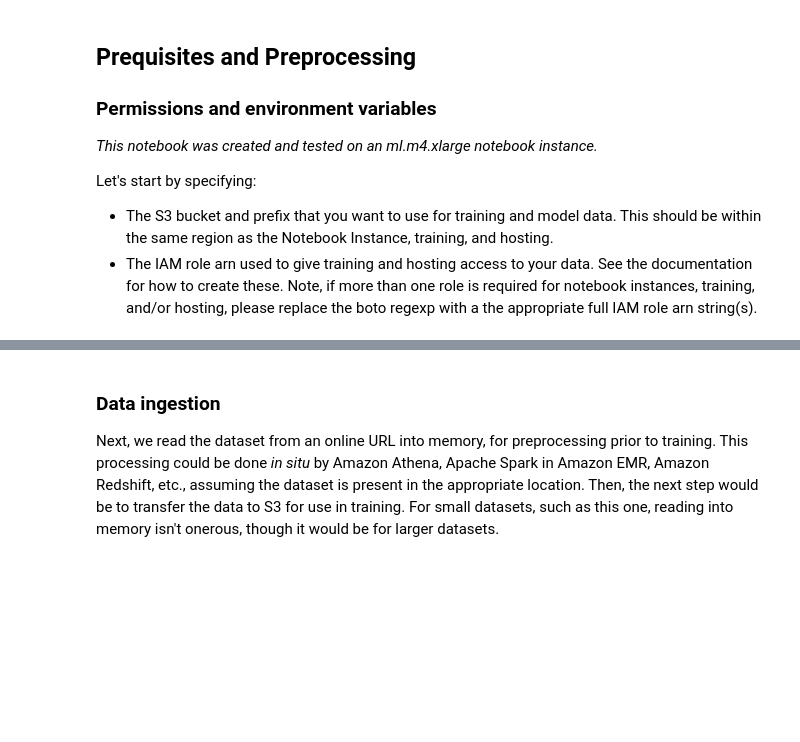
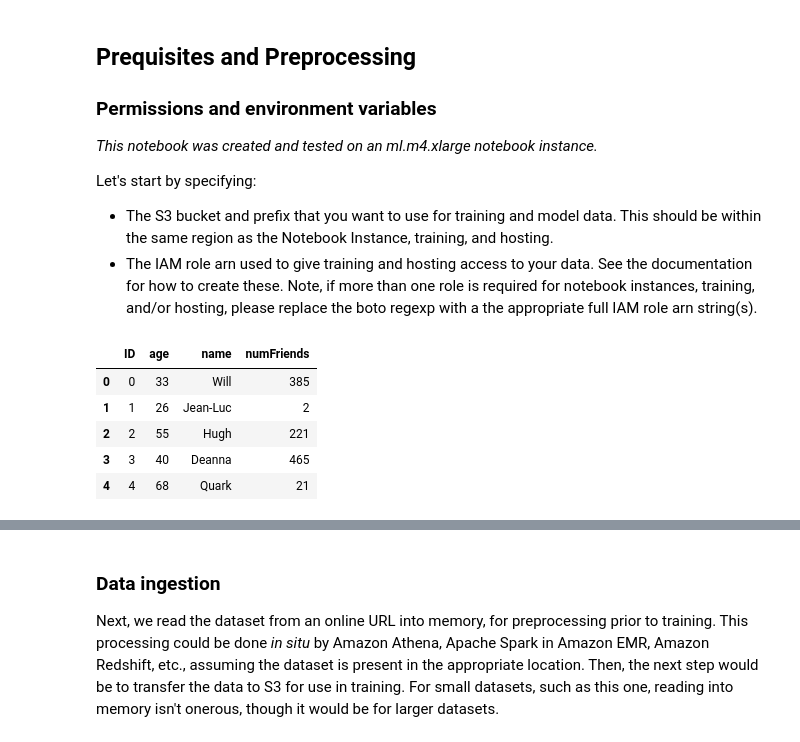
Before and after one commit to Yifeng-He/sagemaker1, a Jupyter notebook: linear_learner_mnist_yf.ipynb, the cells around one changed output, grey strips where cells are left out. Saved outputs shown, nothing was run; the diff lists cells and outputs as text; code cells hidden in the pictures; blank space fills up the shorter version.

```diff
--- a/linear_learner_mnist_yf.ipynb
+++ b/linear_learner_mnist_yf.ipynb
@@ -42,3 +41,18 @@ import re
 from sagemaker import get_execution_role
 
 role = get_execution_role()
+# %%
+# read csv file into pandas
+import pandas as pd
+bucket='yifenghe2019'
+data_key = 'friends.csv'
+data_location = 's3://{}/{}'.format(bucket, data_key)
+df = pd.read_csv(data_location)
+df.head()
+# %% [output]
+|  | ID | age | name | numFriends |
+| 0 | 0 | 33 | Will | 385 |
+| 1 | 1 | 26 | Jean-Luc | 2 |
+| 2 | 2 | 55 | Hugh | 221 |
+| 3 | 3 | 40 | Deanna | 465 |
+| 4 | 4 | 68 | Quark | 21 |
```
Also changed, not shown: parts of 16 cells of this notebook.
